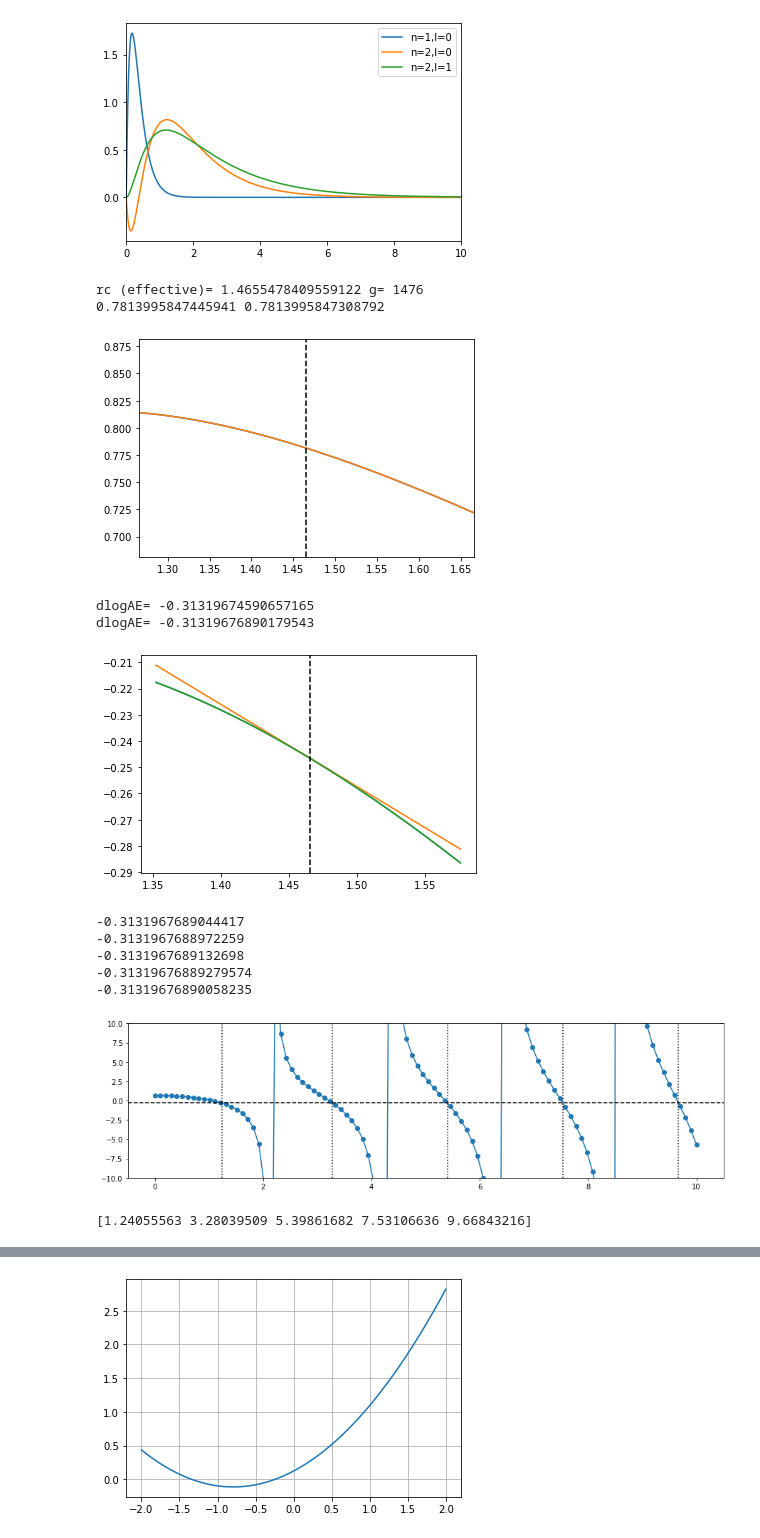
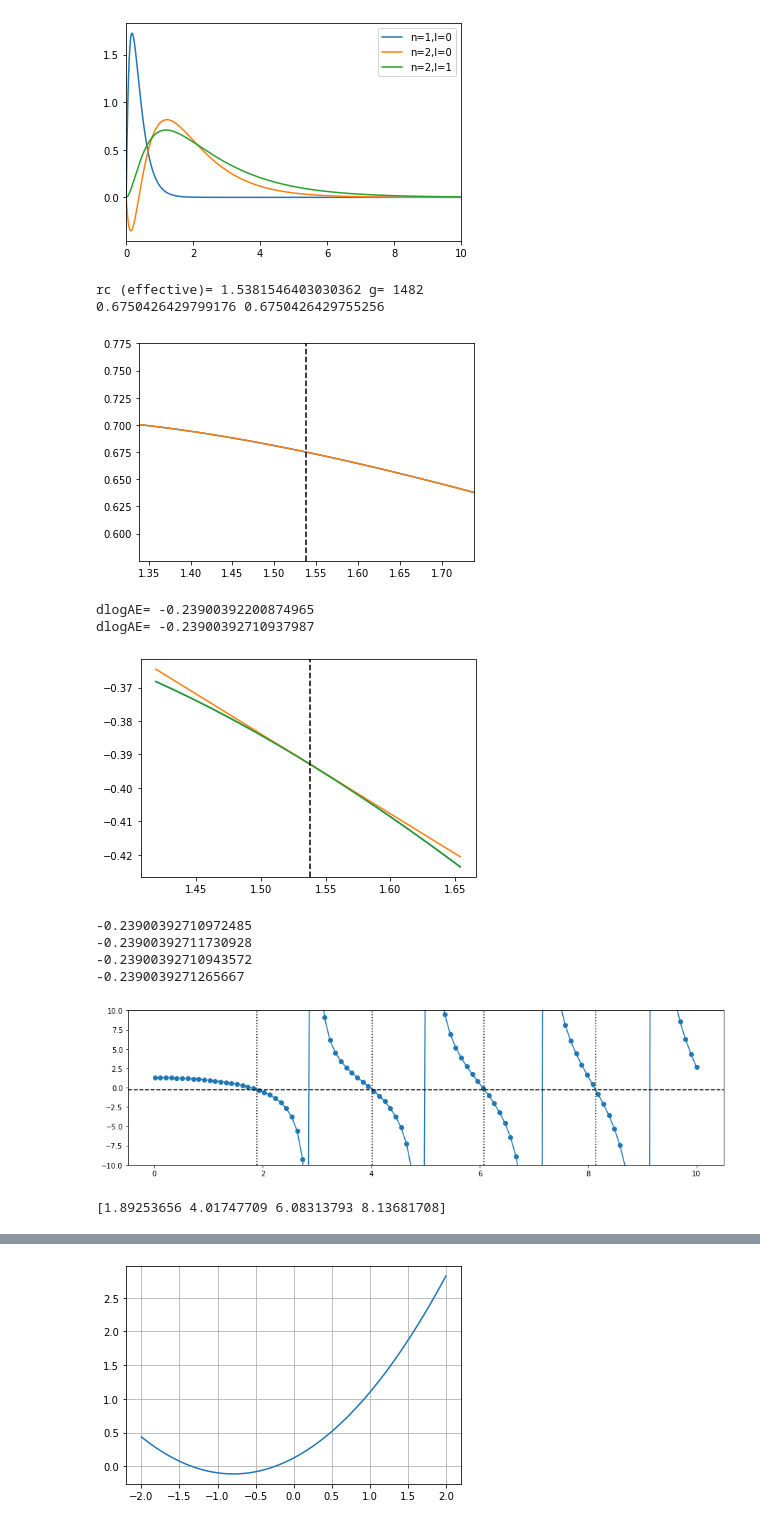
Before and after one commit to dceresoli/PStudio, a Jupyter notebook: notebooks/make-RRKJ.ipynb, the cells around one changed output, grey strips where cells are left out. Cells and saved outputs as stored; diff of their text form; code cells hidden in the pictures.

```diff
--- a/notebooks/make-RRKJ.ipynb
+++ b/notebooks/make-RRKJ.ipynb
@@ -8,8 +9,9 @@ import sys
 
 np.set_printoptions(linewidth=132, suppress=True)
 # %%
-from pstudio import AE
-ae = AE('C', xcname='LDA', relativity='SR', out='-')
+from pstudio import AE, set_output
+set_output(sys.stdout)
+ae = AE('C', xcname='LDA', relativity='SR')
 ae.run()
 # %% [output]
 scalar relativistic atomic calculation for C (Carbon, Z=6)
@@ -61,8 +63,9 @@ plt.show()
 # %% [output]
 [figure]
 # %%
-orb = ae.orbitals[1]
+orb = ae.orbitals[2]
 rc = orb.find_rmax(ae.rgd)*1.2
+rc = 1.54
 g = ae.rgd.floor(rc)
 rc = r[g]
 print('rc (effective)=', rc, 'g=', g)
@@ -80,9 +83,9 @@ plt.xlim(rc-0.2,rc+0.2)
 plt.ylim(ae2s[g]-0.1, ae2s[g]+0.1)
 plt.show()
 # %% [output]
-rc (effective)= 1.4655478409559122 g= 1476
-0.7813995847445941 0.7813995847308792
+rc (effective)= 1.5381546403030362 g= 1482
+0.6750426429799176 0.6750426429755256
-[figure, old version]
+[figure, new version]
 # %%
 # calculate log der AE at rc
 logAE = np.log(ae2s[g-10:g+10])
@@ -99,43 +102,42 @@ plt.plot(r[g-10:g+10], np.polyval(pp, r[g-10:g+10]))
 plt.axvline(rc, color='black', linestyle='dashed')
 plt.show()
 # %% [output]
-dlogAE= -0.31319674590657165
-dlogAE= -0.31319676890179543
+dlogAE= -0.23900392200874965
+dlogAE= -0.23900392710937987
-[figure, old version]
+[figure, new version]
 # %%
 def dlog_bessel(l, q, r):
     return deriv1(lambda x: x*spherical_jn(l,q*x), r) / (r * spherical_jn(l,q*r))
     #return (spherical_jn(l,q*r) + q*r*spherical_jn(l,q*r,derivative=True)) / spherical_jn(l,q*r)
 
 # find all possible q's
-qrange = np.linspace(0, 10, 100)
+qrange = np.linspace(0.01, 10, 100)
 qi = []
 for i in range(len(qrange)-1):
     try:
         q0 = bisect(lambda q: dlog_bessel(l,q,rc)-dlogAE, a=qrange[i], b=qrange[i+1])
     except ValueError:
         pass
     else:
-        if abs(dlog_bessel(l, q0, rc)) < 100:  # eliminate asymptotes
+        if abs(dlog_bessel(l, q0, rc)) < 10:  # eliminate asymptotes
             print(dlog_bessel(l,q0,rc))
             qi.append(q0)
 
 fig = plt.figure(figsize=(15,4))
 plt.plot(qrange, dlog_bessel(l, qrange, rc), marker='o')
 plt.axhline(dlogAE, color='black', linestyle='dashed')
 for q_ in qi:
     plt.axvline(q_, color='black', linestyle='dotted')
 plt.ylim(-10,10)
 plt.show()
 print(np.array(qi))
 # %% [output]
--0.3131967689044417
--0.3131967688972259
--0.3131967689132698
--0.31319676889279574
--0.31319676890058235
+-0.23900392710972485
+-0.23900392711730928
+-0.23900392710943572
+-0.2390039271265667
-[figure, old version]
+[figure, new version]
-[1.24055563 3.28039509 5.39861682 7.53106636 9.66843216]
+[1.89253656 4.01747709 6.08313793 8.13681708]
 # %%
 # first MT condition: norm conservation
 ae_norm = np.sum(ae2s[:g]*ae2s[:g] * ae.rgd.dr[:g])
```
Also changed, not shown: parts of 5 cells of this notebook, 29 other files.
